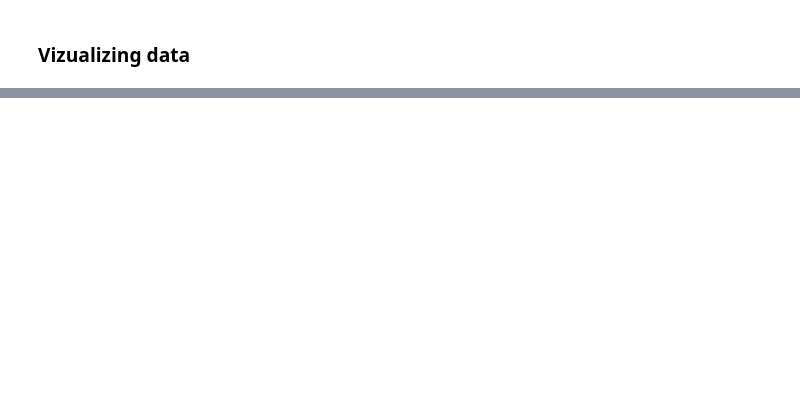
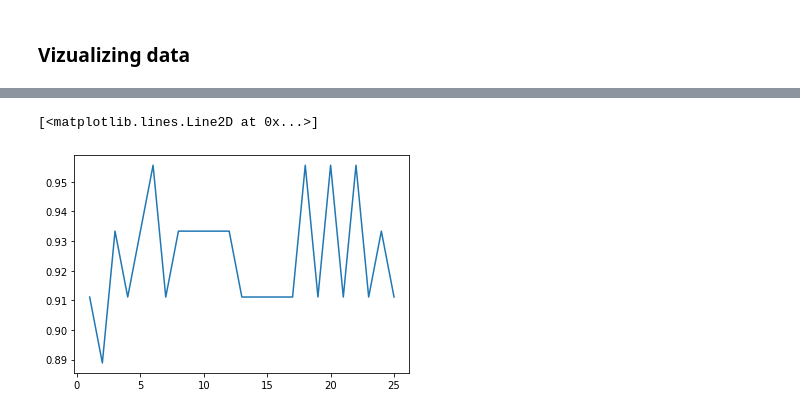
Before and after one commit to saiswaroop5225/Classification-of-flower-using-machine-learning, a Jupyter notebook: Machine Learning Project/classification of flower using machine learning.ipynb, the cells around one changed output, grey strips where cells are left out. Drawn from its saved outputs; the diff is of its cells as text; code cells hidden in the pictures; blank space fills up the shorter version.

```diff
--- a/Machine Learning Project/classification of flower using machine learning.ipynb
+++ b/Machine Learning Project/classification of flower using machine learning.ipynb
@@ -96,0 +325,2 @@ px.scatter_matrix(iris,color='Species',title='iris',dimensions=['SepalLength','S
+# %%
+DT.fit(X_train,Y_train)
@@ -96,0 +372,13 @@ px.scatter_matrix(iris,color='Species',title='iris',dimensions=['SepalLength','S
+# %%
+#Preprocessing for Knn
+
+from sklearn.preprocessing import StandardScaler
+
+sc = StandardScaler().fit(X_train)  # Load the standard scaler
+X_train_std=sc.transform(X_train)
+X_test_std=sc.transform(X_test)
+# %%
+from sklearn.neighbors import KNeighborsClassifier
+knn=KNeighborsClassifier(n_neighbors=5)
+
+knn.fit(X_train_std,Y_train)
@@ -96,0 +406,11 @@ px.scatter_matrix(iris,color='Species',title='iris',dimensions=['SepalLength','S
+# %%
+k_range=range(1,26)
+scores={}
+scores_list=[]
+
+for k in k_range:
+    knn=KNeighborsClassifier(n_neighbors=k)
+    knn.fit(X_train_std,Y_train)
+    prediction_knn=knn.predict(X_test_std)
+    scores[k]=accuracy_score(Y_test,prediction_knn)
+    scores_list.append(accuracy_score(Y_test,prediction_knn))
@@ -96,0 +437,5 @@ px.scatter_matrix(iris,color='Species',title='iris',dimensions=['SepalLength','S
+# %%
+plt.plot(k_range,scores_list)
+# %% [output]
+[<matplotlib.lines.Line2D at 0x...>]
+[figure, added]
```
Also changed, not shown: parts of 65 cells of this notebook.
